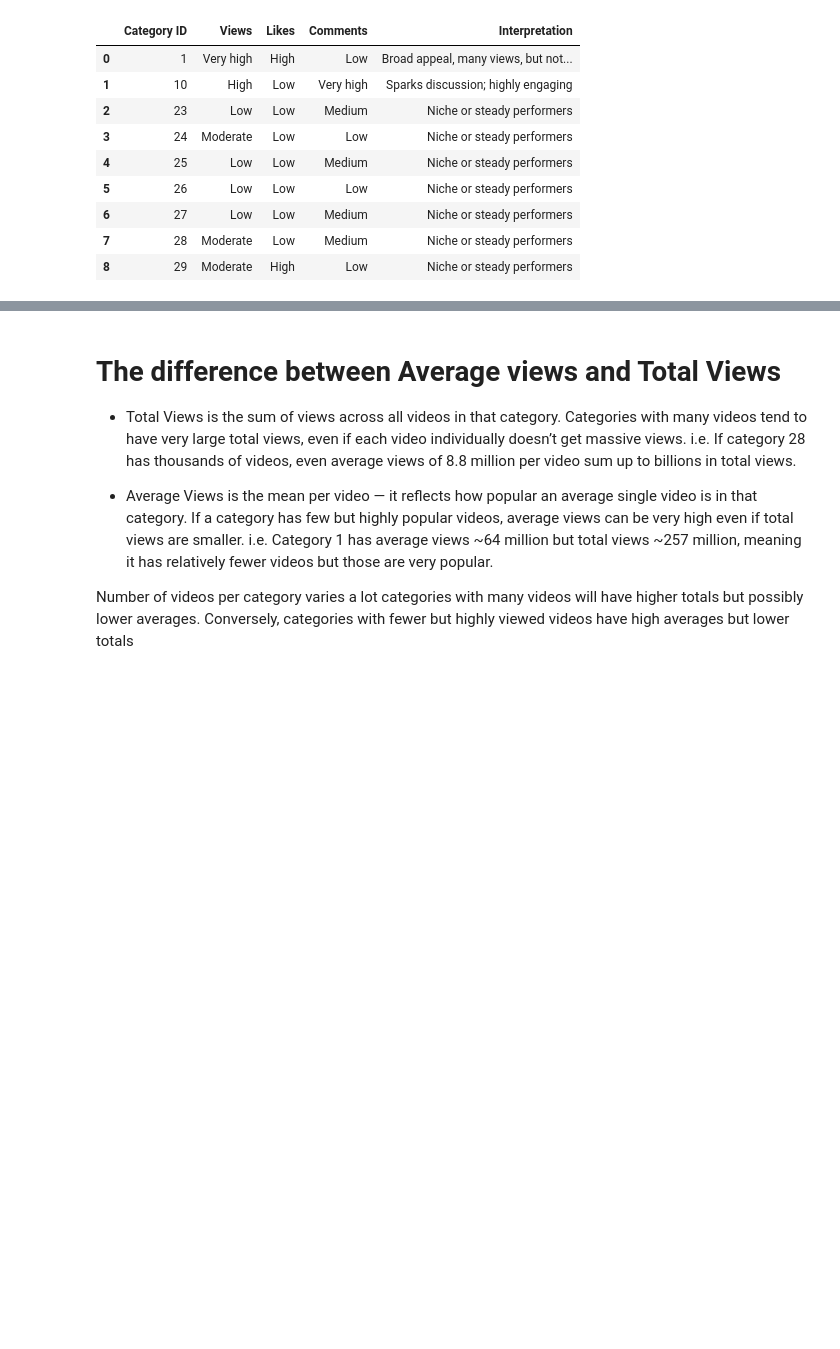
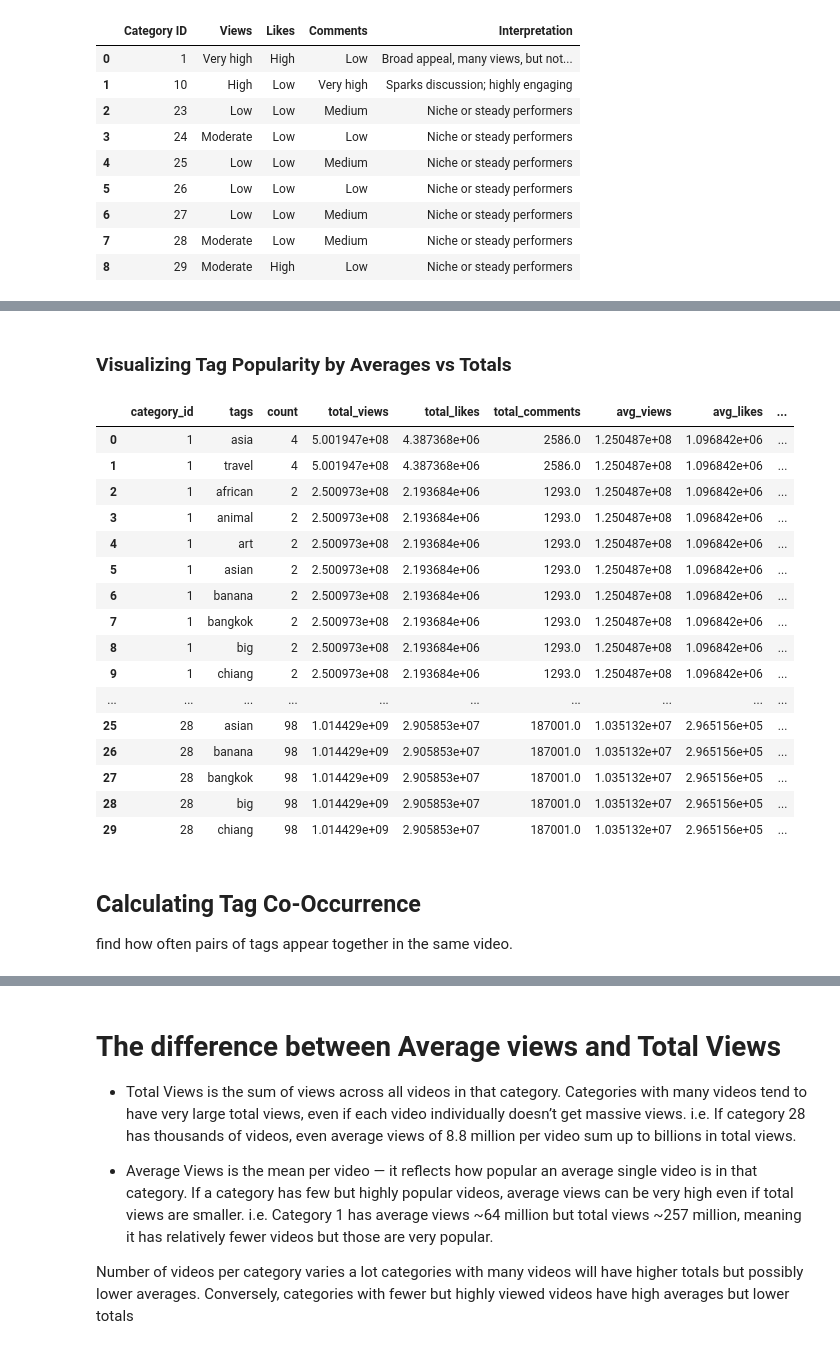
Before and after one commit to shanalytics/Spaceship-titanic-Survival-prediction, a Jupyter notebook: what-makes-a-youtube-video-go-viral.ipynb, the cells around one changed output, grey strips where cells are left out. Cells and saved outputs as stored; diff of their text form; code cells hidden in the pictures; blank space fills up the shorter version.

Commit message:
Kaggle Notebook | What Makes a YouTube Video Go Viral?  | Version 11

```diff
--- a/what-makes-a-youtube-video-go-viral.ipynb
+++ b/what-makes-a-youtube-video-go-viral.ipynb
@@ -1090,0 +1159,64 @@ summary_df
+# %% [markdown]
+### Visualizing Tag Popularity by Averages vs Totals
+# %%
+
+# Filter relevant categories
+poptags = yt_clean[yt_clean['category_id'].isin([1, 10, 28])].copy()
+poptags = poptags.dropna(subset=['tags'])
+
+# Convert 'tags' into clean lists
+poptags['tags'] = poptags['tags'].apply(lambda x: [t.strip().lower().strip("'\"[]") for t in x.split(',')])
+
+# Step 3: Explode tags into separate rows
+exploded = poptags.explode('tags')
+
+# Step 4: Group by category and tag, and calculate counts and metrics
+tag_metrics = (
+    exploded
+    .groupby(['category_id', 'tags'])
+    .agg(
+        count=('video_id', 'count'),
+        total_views=('view_count', 'sum'),
+        total_likes=('like_count', 'sum'),
+        total_comments=('comment_count', 'sum')
+    )
+    .reset_index()
+)
+
+# Step 5: Compute averages
+tag_metrics['avg_views'] = tag_metrics['total_views'] / tag_metrics['count']
+tag_metrics['avg_likes'] = tag_metrics['total_likes'] / tag_metrics['count']
+tag_metrics['avg_comments'] = tag_metrics['total_comments'] / tag_metrics['count']
+
+# Step 6: Get top 10 tags per category by count
+top_tags_per_category = (
+    tag_metrics
+    .sort_values(['category_id', 'count'], ascending=[True, False])
+    .groupby('category_id')
+    .head(10)
+    .reset_index(drop=True)
+)
+
+# View the top tags
+top_tags_per_category
+# %% [output]
+|  | category_id | tags | count | total_views | total_likes | total_comments | avg_views | avg_likes | ... |
+| 0 | 1 | asia | 4 | 5.001947e+08 | 4.387368e+06 | 2586.0 | 1.250487e+08 | 1.096842e+06 | ... |
+| 1 | 1 | travel | 4 | 5.001947e+08 | 4.387368e+06 | 2586.0 | 1.250487e+08 | 1.096842e+06 | ... |
+| 2 | 1 | african | 2 | 2.500973e+08 | 2.193684e+06 | 1293.0 | 1.250487e+08 | 1.096842e+06 | ... |
+| 3 | 1 | animal | 2 | 2.500973e+08 | 2.193684e+06 | 1293.0 | 1.250487e+08 | 1.096842e+06 | ... |
+| 4 | 1 | art | 2 | 2.500973e+08 | 2.193684e+06 | 1293.0 | 1.250487e+08 | 1.096842e+06 | ... |
+| 5 | 1 | asian | 2 | 2.500973e+08 | 2.193684e+06 | 1293.0 | 1.250487e+08 | 1.096842e+06 | ... |
+| 6 | 1 | banana | 2 | 2.500973e+08 | 2.193684e+06 | 1293.0 | 1.250487e+08 | 1.096842e+06 | ... |
+| 7 | 1 | bangkok | 2 | 2.500973e+08 | 2.193684e+06 | 1293.0 | 1.250487e+08 | 1.096842e+06 | ... |
+| 8 | 1 | big | 2 | 2.500973e+08 | 2.193684e+06 | 1293.0 | 1.250487e+08 | 1.096842e+06 | ... |
+| 9 | 1 | chiang | 2 | 2.500973e+08 | 2.193684e+06 | 1293.0 | 1.250487e+08 | 1.096842e+06 | ... |
+| ... | ... | ... | ... | ... | ... | ... | ... | ... | ... |
+| 25 | 28 | asian | 98 | 1.014429e+09 | 2.905853e+07 | 187001.0 | 1.035132e+07 | 2.965156e+05 | ... |
+| 26 | 28 | banana | 98 | 1.014429e+09 | 2.905853e+07 | 187001.0 | 1.035132e+07 | 2.965156e+05 | ... |
+| 27 | 28 | bangkok | 98 | 1.014429e+09 | 2.905853e+07 | 187001.0 | 1.035132e+07 | 2.965156e+05 | ... |
+| 28 | 28 | big | 98 | 1.014429e+09 | 2.905853e+07 | 187001.0 | 1.035132e+07 | 2.965156e+05 | ... |
+| 29 | 28 | chiang | 98 | 1.014429e+09 | 2.905853e+07 | 187001.0 | 1.035132e+07 | 2.965156e+05 | ... |
+# %% [markdown]
+## Calculating Tag Co-Occurrence
+find how often pairs of tags appear together in the same video.
```
Also changed, not shown: parts of 14 cells of this notebook.
